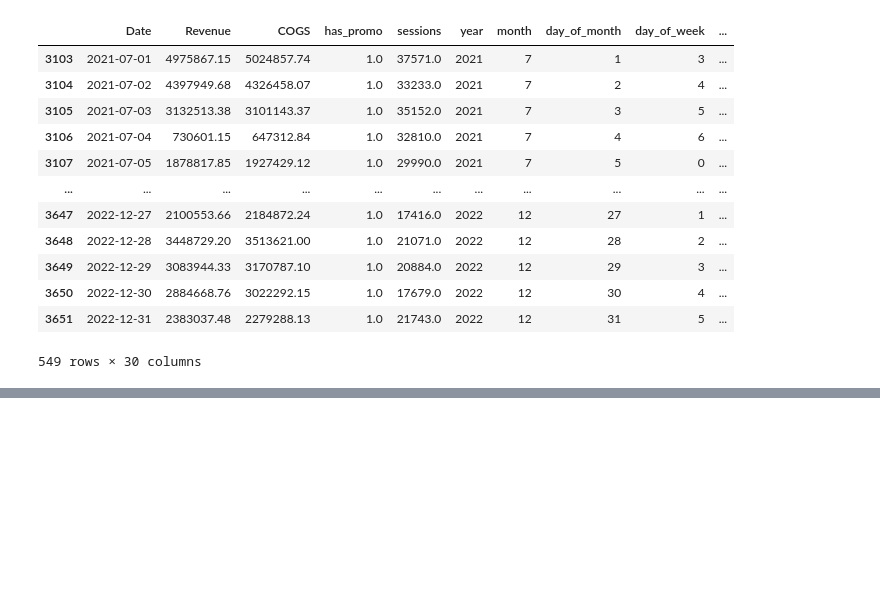
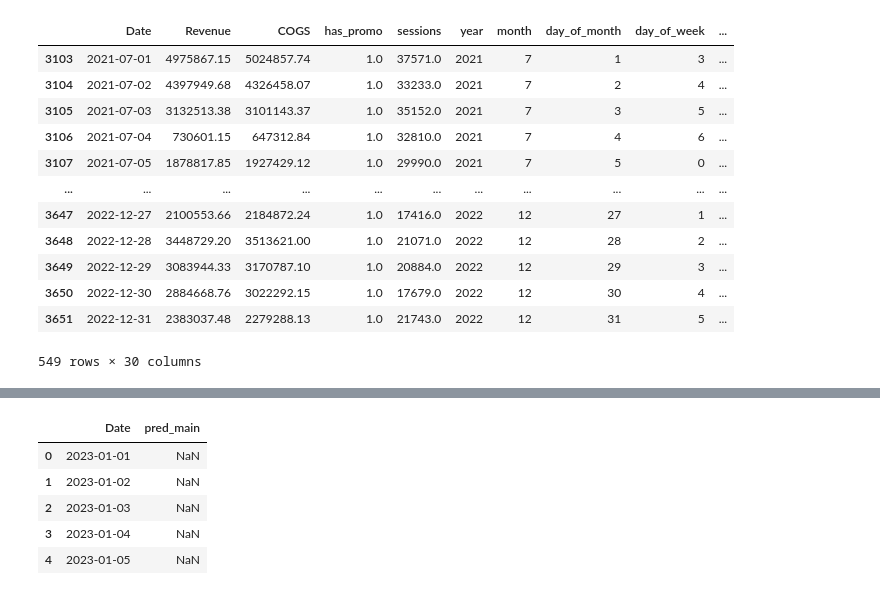
Before and after one commit to whoopsic/Competition-VinDatathon-2026-GridBreakers, a Jupyter notebook: notebooks/03_modeling/forecasting_model.ipynb, the cells around one changed output, grey strips where cells are left out. Saved outputs shown, nothing was run; the diff lists cells and outputs as text; code cells hidden in the pictures; blank space fills up the shorter version.

Commit message:
modeling: add ver1 - prophet and lightgbm

```diff
--- a/notebooks/03_modeling/forecasting_model.ipynb
+++ b/notebooks/03_modeling/forecasting_model.ipynb
@@ -271,0 +276,12 @@ print_metrics(val_df[target], val_df['pred_main'], "LGBM Main")
+# %%
+df_test = model_main.predict(X_val)
+# %%
+df_test = df_test.merge(val_df[['Date', 'pred_main']], on='Date', how='left')
+df_test.head()
+# %% [output]
+|  | Date | pred_main |
+| 0 | 2023-01-01 | NaN |
+| 1 | 2023-01-02 | NaN |
+| 2 | 2023-01-03 | NaN |
+| 3 | 2023-01-04 | NaN |
+| 4 | 2023-01-05 | NaN |
```
Also changed, not shown: parts of 6 cells of this notebook, 1 other file.
